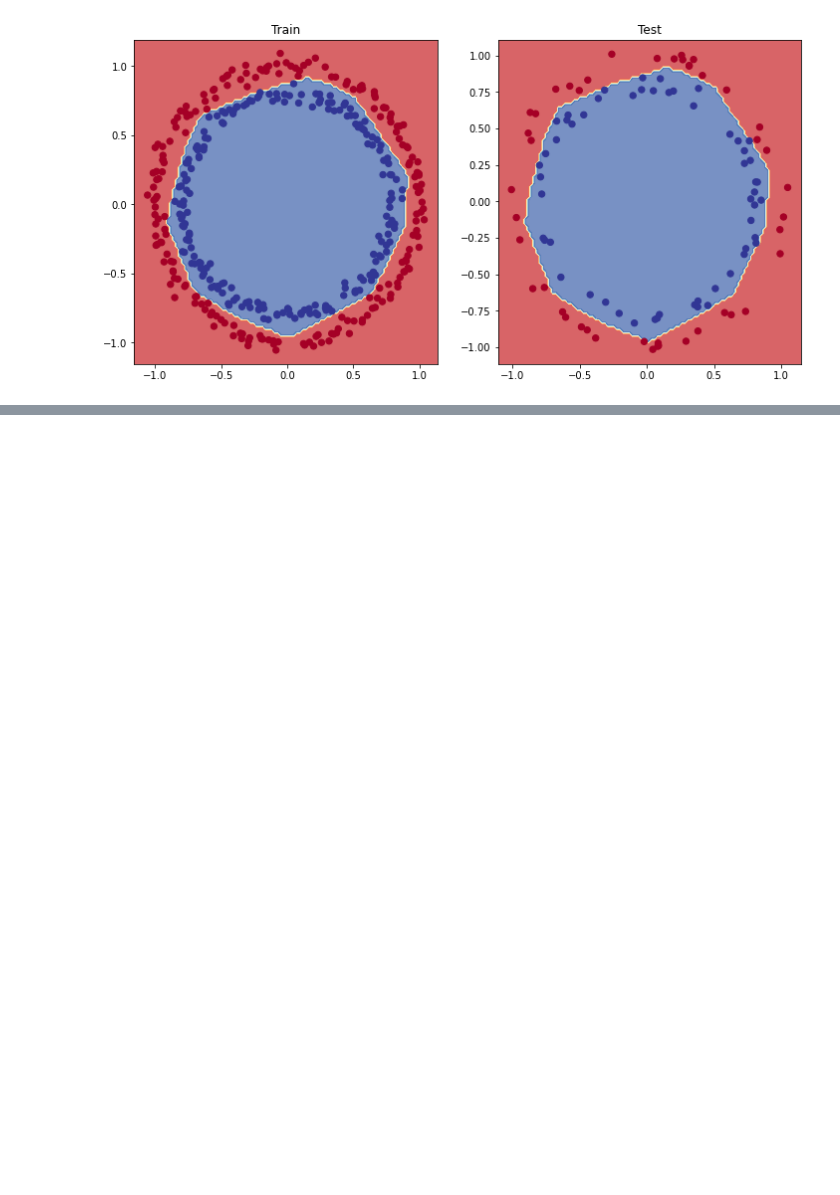
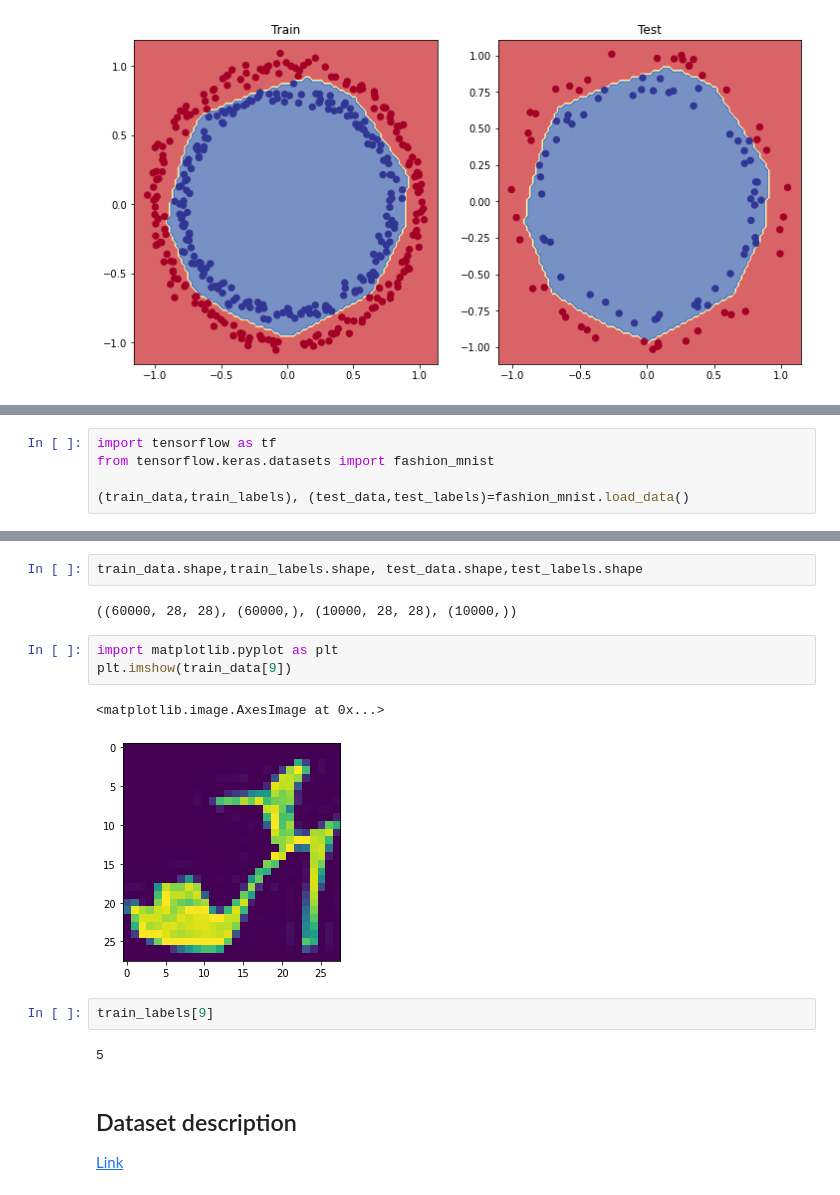
Before and after one commit to Uzmamushtaque/ML-with-Tensorflow, a Jupyter notebook: Classification.ipynb, the cells around one changed output, grey strips where cells are left out. Drawn from its saved outputs; the diff is of its cells as text; blank space fills up the shorter version.

```diff
--- a/Classification.ipynb
+++ b/Classification.ipynb
@@ -304,0 +307,5 @@ doing binary classifcation...
+# %%
+import tensorflow as tf
+from tensorflow.keras.datasets import fashion_mnist
+
+(train_data,train_labels), (test_data,test_labels)=fashion_mnist.load_data()
@@ -304,0 +324,18 @@ doing binary classifcation...
+# %%
+train_data.shape,train_labels.shape, test_data.shape,test_labels.shape
+# %% [output]
+((60000, 28, 28), (60000,), (10000, 28, 28), (10000,))
+# %%
+import matplotlib.pyplot as plt
+plt.imshow(train_data[9])
+# %% [output]
+<matplotlib.image.AxesImage at 0x...>
+[figure, added]
+# %%
+train_labels[9]
+# %% [output]
+5
+# %% [markdown]
+## Dataset description
+
+[Link](https://github.com/zalandoresearch/fashion-mnist#labels)
```
Also changed, not shown: parts of 4 cells of this notebook.
